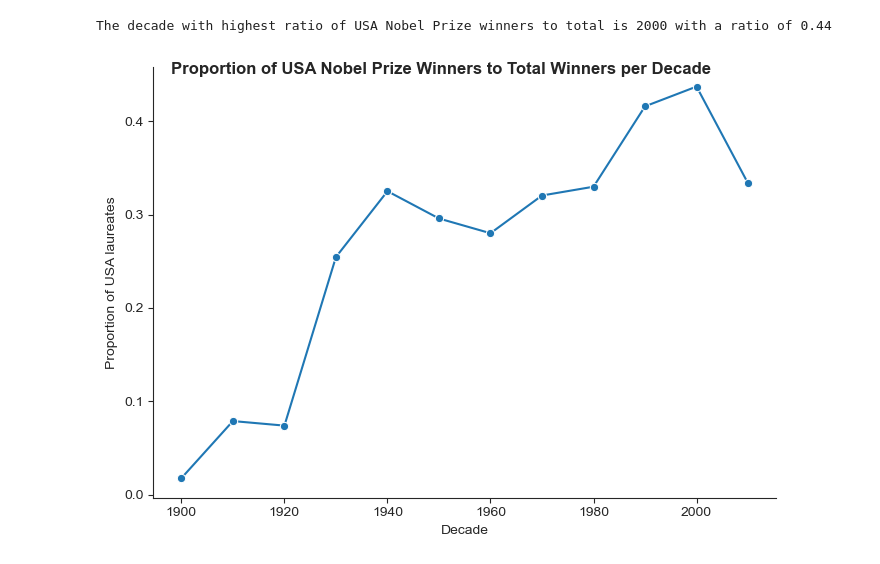
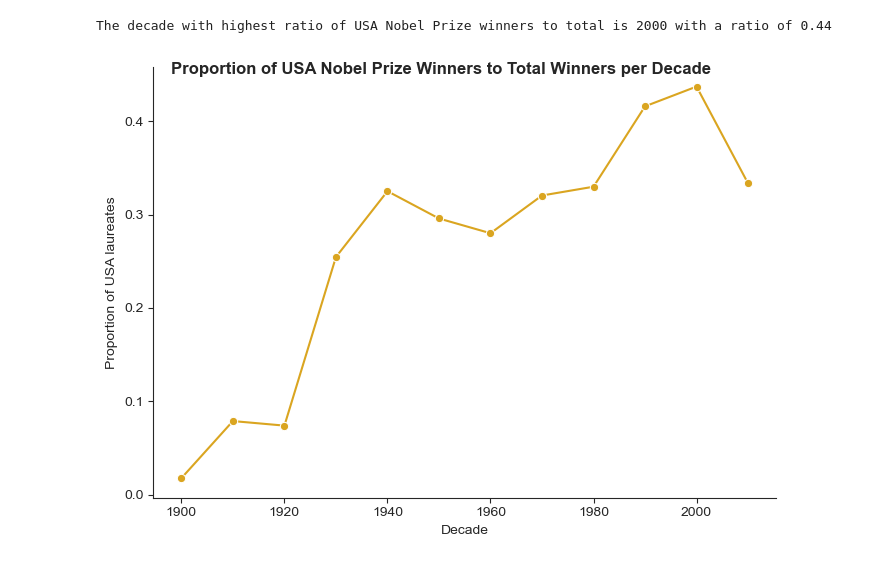
Before and after one commit to IDKwoji/python-learning-trajectory, a Jupyter notebook: data-analysis/01_nobel_price.ipynb, the cells around one changed output. Drawn from its saved outputs; the diff is of its cells as text; code cells hidden in the pictures.

```diff
--- a/data-analysis/01_nobel_price.ipynb
+++ b/data-analysis/01_nobel_price.ipynb
@@ -207,15 +207,16 @@ The decade with highest ratio of USA Nobel Prize winners to total is 2000 with a
 # %%
 # Plot the proportion of USA winners to total winners per decade
 f4 = sns.relplot(data=ratio_df,
                   x='decade',
                   y='usa_ratio',
                   marker='o',
                   kind='line',
-                  aspect = 1.4)
+                  aspect = 1.4,
+                  color='goldenrod')
 f4.fig.suptitle("Proportion of USA Nobel Prize Winners to Total Winners per Decade",
              fontsize=12,
              fontweight="bold")
 f4.set_axis_labels('Decade', 'Proportion of USA laureates')
 plt.show(f4)
 # %% [output]
-[figure, old version]
+[figure, new version]
```
Also changed, not shown: parts of 4 cells of this notebook, 1 other file.
